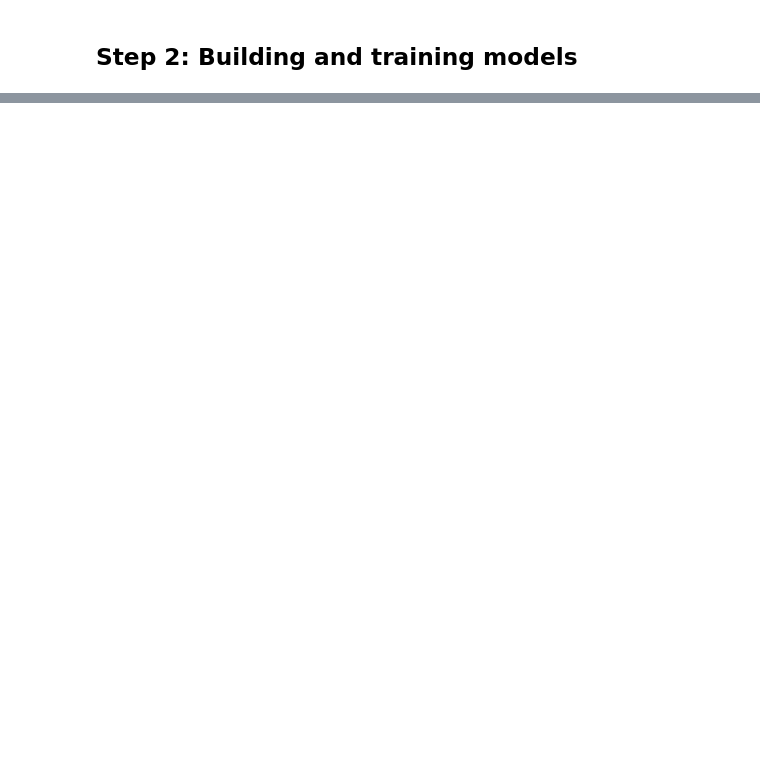
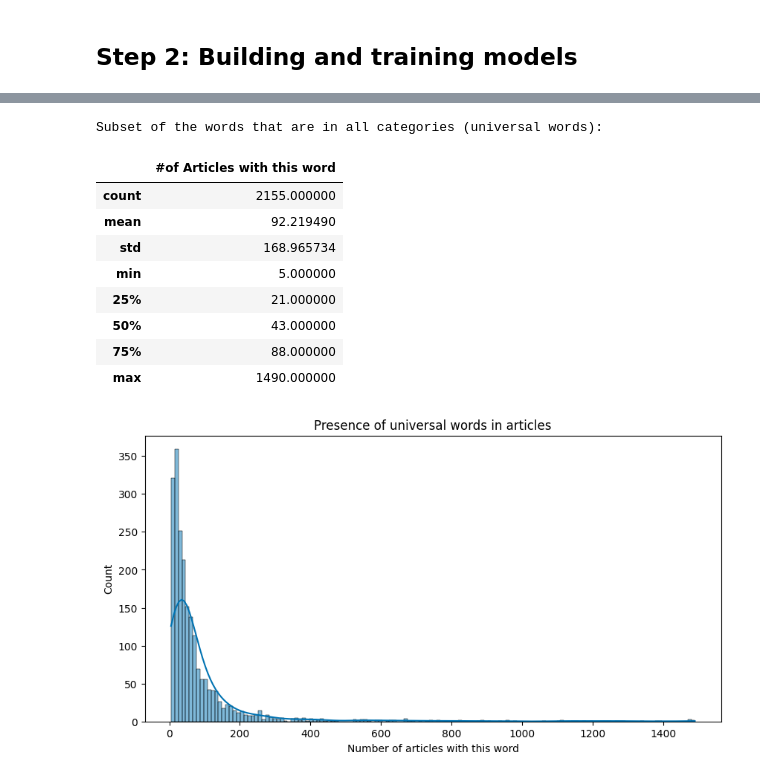
Before and after one commit to yasuomaidana/introduction-to-machine-learning, a Jupyter notebook: Unsupervised Algorithms in Machine Learning/BBC News Classification/BBC text classification.ipynb, the cells around one changed output, grey strips where cells are left out. Saved outputs shown, nothing was run; the diff lists cells and outputs as text; code cells hidden in the pictures; blank space fills up the shorter version.

Commit message:
COUR-1009: Analyzing data

```diff
--- a/Unsupervised Algorithms in Machine Learning/BBC News Classification/BBC text classification.ipynb
+++ b/Unsupervised Algorithms in Machine Learning/BBC News Classification/BBC text classification.ipynb
@@ -360,0 +375,7 @@ Corresponding DataFrame to WC:
+# %%
+# Include category column into word count
+counts_df['_category_']=train_data['Category']
+
+print('Word count by category:')
+G = counts_df.groupby('_category_').sum()
+G
@@ -362,0 +504,31 @@ Corresponding DataFrame to WC:
+# %%
+print("Subset of the words that are in all categories (universal words):")
+is_in_all_cats = G.astype(bool).sum(axis=0)==5
+universal_words = pd.DataFrame(WC.getnnz(axis=0)[is_in_all_cats], # nnz = number of nonzero entries per column (count of articles with word)
+                               index=G.columns[is_in_all_cats]._data,
+                               columns=['#of Articles with this word'])
+
+
+fig, axs = plt.subplots(ncols=1,figsize=(10, 5))
+sns.histplot(
+    ax=axs,
+    data = universal_words,
+    legend = False,
+    palette = 'colorblind',
+    kde = True,
+    ).set(
+        title = 'Presence of universal words in articles',
+        xlabel='Number of articles with this word');
+universal_words.describe()
+# %% [output]
+Subset of the words that are in all categories (universal words):
+|  | #of Articles with this word |
+| count | 2155.000000 |
+| mean | 92.219490 |
+| std | 168.965734 |
+| min | 5.000000 |
+| 25% | 21.000000 |
+| 50% | 43.000000 |
+| 75% | 88.000000 |
+| max | 1490.000000 |
+[figure, added]
```
Also changed, not shown: parts of 8 cells of this notebook.
